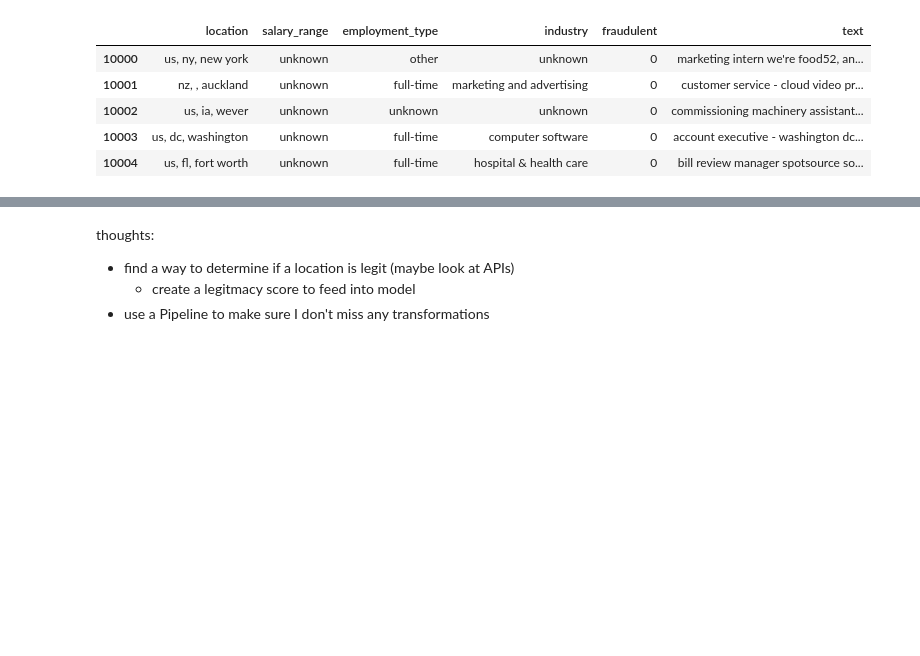
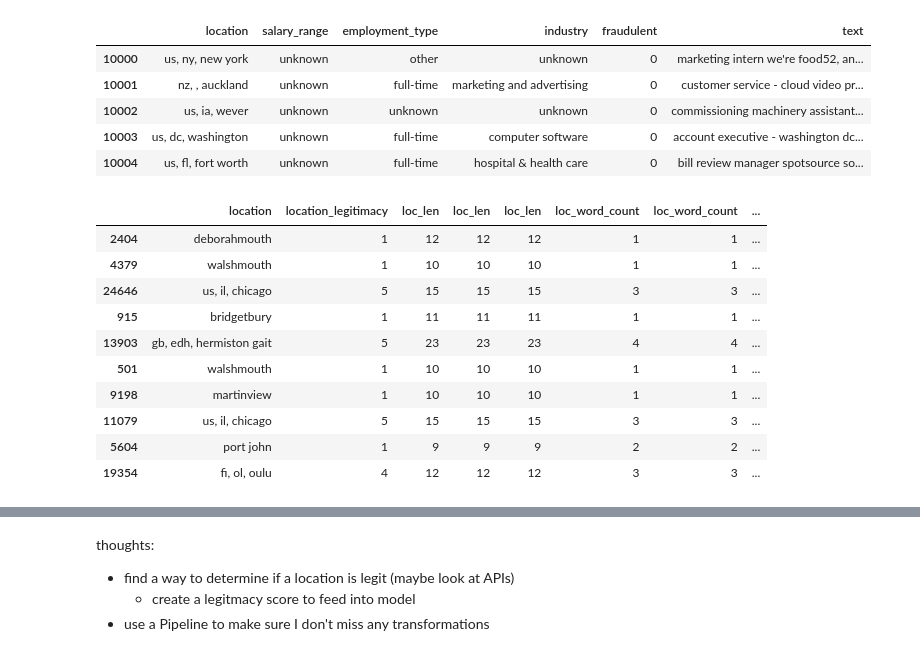
Before and after one commit to tanayvysyaraju/Fraudulent-Job-Prediction, a Jupyter notebook: feature_engineering.ipynb, the cells around one changed output, grey strips where cells are left out. Cells and saved outputs as stored; diff of their text form; code cells hidden in the pictures; blank space fills up the shorter version.

Commit message:
adding location feature engineering

```diff
--- a/feature_engineering.ipynb
+++ b/feature_engineering.ipynb
@@ -641,2 +590,64 @@ def score_location(raw_loc):
 # %%
 #X_train["legitimacy_score"] = X_train["location"].apply(score_location)
+# %%
+# --------------------------------------------------------
+# STEP 1 — Compute location features using original df
+# --------------------------------------------------------
+
+# Legitimacy score (simple version)
+X_train["location_legitimacy"] = df.loc[X_train.index, "location"].apply(score_location_simple)
+X_test["location_legitimacy"]  = df.loc[X_test.index,  "location"].apply(score_location_simple)
+
+# Structural features
+def fe_location(loc):
+    loc = str(loc).lower()
+    return pd.Series({
+        "loc_len": len(loc),
+        "loc_word_count": len(loc.split()),
+        "has_us_prefix": int(loc.startswith("us,")),
+        "has_state_code": int(bool(re.search(r"\b[a-z]{2}\b", loc))),
+        "starts_with_direction": int(loc.split()[0] in ["north", "south", "east", "west"]),
+        "contains_digits": int(any(char.isdigit() for char in loc)),
+    })
+
+loc_train = df.loc[X_train.index, "location"].apply(fe_location)
+loc_test  = df.loc[X_test.index,  "location"].apply(fe_location)
+
+# Attach features
+X_train = pd.concat([X_train, loc_train], axis=1)
+X_test  = pd.concat([X_test,  loc_test], axis=1)
+
+# --------------------------------------------------------
+# STEP 2 — BUILD PREVIEW WITH ASSOCIATED VALUES
+# --------------------------------------------------------
+
+preview = pd.concat(
+    [
+        df.loc[X_train.index, ["location"]],   # original locations
+        X_train[[
+            "location_legitimacy",
+            "loc_len",
+            "loc_word_count",
+            "has_us_prefix",
+            "has_state_code",
+            "starts_with_direction",
+            "contains_digits"
+        ]]
+    ],
+    axis=1
+)
+
+# Look at a random sample of 10 rows
+preview.sample(10, random_state=42)
+# %% [output]
+|  | location | location_legitimacy | loc_len | loc_len | loc_len | loc_word_count | loc_word_count | ... |
+| 2404 | deborahmouth | 1 | 12 | 12 | 12 | 1 | 1 | ... |
+| 4379 | walshmouth | 1 | 10 | 10 | 10 | 1 | 1 | ... |
+| 24646 | us, il, chicago | 5 | 15 | 15 | 15 | 3 | 3 | ... |
+| 915 | bridgetbury | 1 | 11 | 11 | 11 | 1 | 1 | ... |
+| 13903 | gb, edh, hermiston gait | 5 | 23 | 23 | 23 | 4 | 4 | ... |
+| 501 | walshmouth | 1 | 10 | 10 | 10 | 1 | 1 | ... |
+| 9198 | martinview | 1 | 10 | 10 | 10 | 1 | 1 | ... |
+| 11079 | us, il, chicago | 5 | 15 | 15 | 15 | 3 | 3 | ... |
+| 5604 | port john | 1 | 9 | 9 | 9 | 2 | 2 | ... |
+| 19354 | fi, ol, oulu | 4 | 12 | 12 | 12 | 3 | 3 | ... |
```
Also changed, not shown: parts of 5 cells of this notebook, 2 other files.
